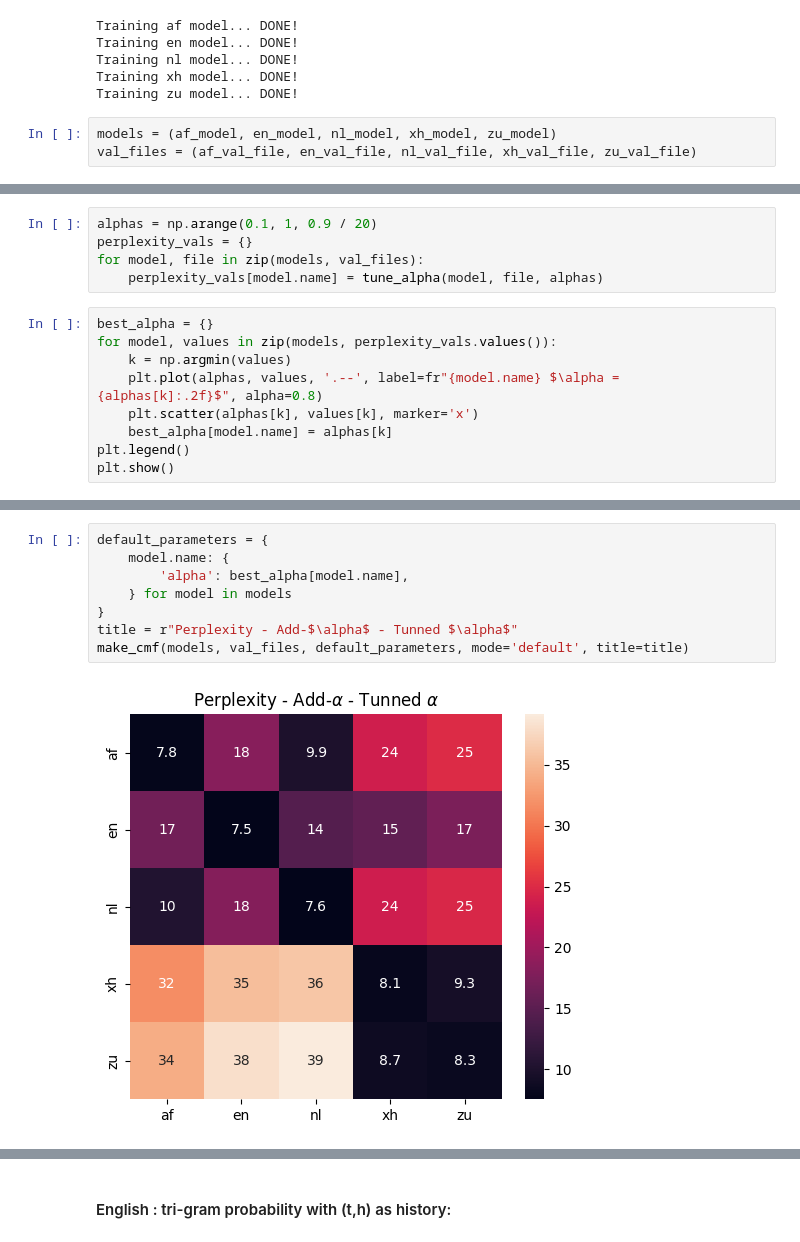
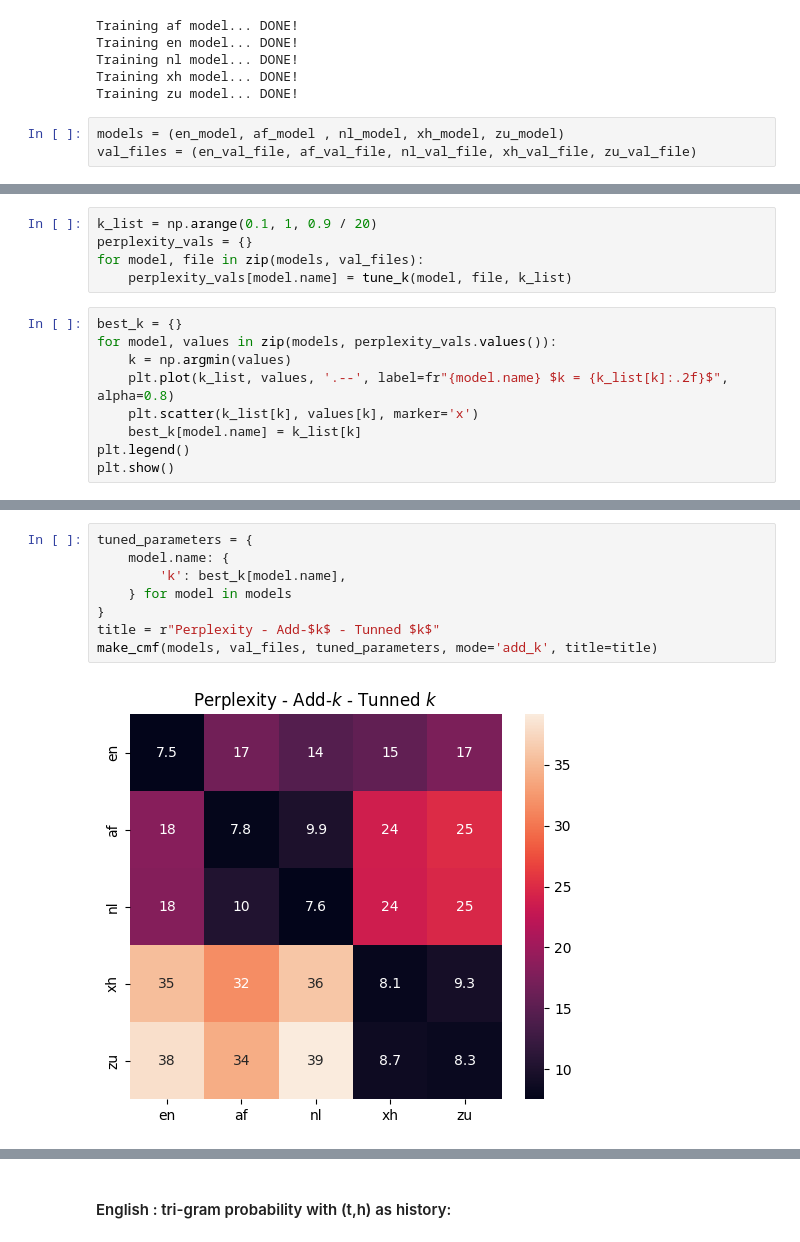
Before and after one commit to Fahazavana/NGramLMs_BPE, a Jupyter notebook: main.ipynb, the cells around one changed output, grey strips where cells are left out. Drawn from its saved outputs; the diff is of its cells as text.

```diff
--- a/main.ipynb
+++ b/main.ipynb
@@ -95,5 +66,5 @@ Training nl model... DONE!
 Training xh model... DONE!
 Training zu model... DONE!
 # %%
-models = (af_model, en_model, nl_model, xh_model, zu_model)
-val_files = (af_val_file, en_val_file, nl_val_file, xh_val_file, zu_val_file)
+models = (en_model, af_model , nl_model, xh_model, zu_model)
+val_files = (en_val_file, af_val_file, nl_val_file, xh_val_file, zu_val_file)
@@ -161,15 +85,15 @@ Once the optimal $\alpha$ is determined, we can use it to train the final langua
 # %%
-alphas = np.arange(0.1, 1, 0.9 / 20)
+k_list = np.arange(0.1, 1, 0.9 / 20)
 perplexity_vals = {}
 for model, file in zip(models, val_files):
-    perplexity_vals[model.name] = tune_alpha(model, file, alphas)
+    perplexity_vals[model.name] = tune_k(model, file, k_list)
 # %%
-best_alpha = {}
+best_k = {}
 for model, values in zip(models, perplexity_vals.values()):
     k = np.argmin(values)
-    plt.plot(alphas, values, '.--', label=fr"{model.name} $\alpha = {alphas[k]:.2f}$", alpha=0.8)
-    plt.scatter(alphas[k], values[k], marker='x')
-    best_alpha[model.name] = alphas[k]
+    plt.plot(k_list, values, '.--', label=fr"{model.name} $k = {k_list[k]:.2f}$", alpha=0.8)
+    plt.scatter(k_list[k], values[k], marker='x')
+    best_k[model.name] = k_list[k]
 plt.legend()
 plt.show()
 # %% [output]
@@ -177,10 +101,10 @@ plt.show()
 # %%
-default_parameters = {
+tuned_parameters = {
     model.name: {
-        'alpha': best_alpha[model.name],
+        'k': best_k[model.name],
     } for model in models
 }
-title = r"Perplexity - Add-$\alpha$ - Tunned $\alpha$"
-make_cmf(models, val_files, default_parameters, mode='default', title=title)
+title = r"Perplexity - Add-$k$ - Tunned $k$"
+make_cmf(models, val_files, tuned_parameters, mode='add_k', title=title)
 # %% [output]
-[figure, old version]
+[figure, new version]
```
Also changed, not shown: parts of 37 cells of this notebook, 4 other files.
